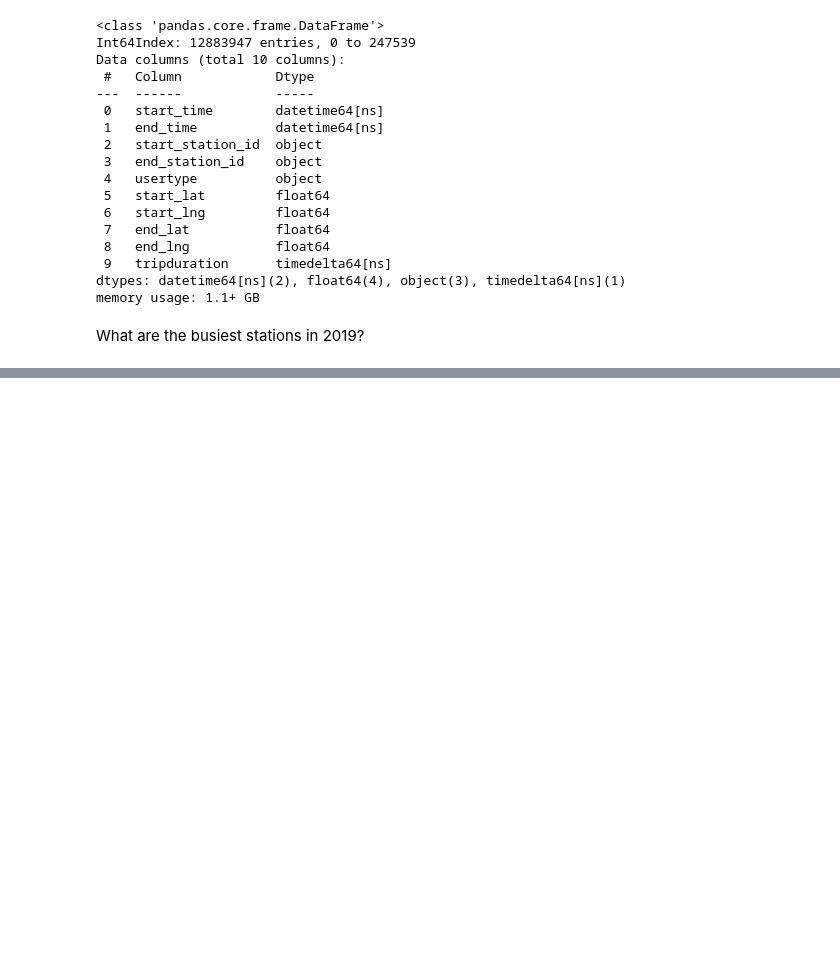
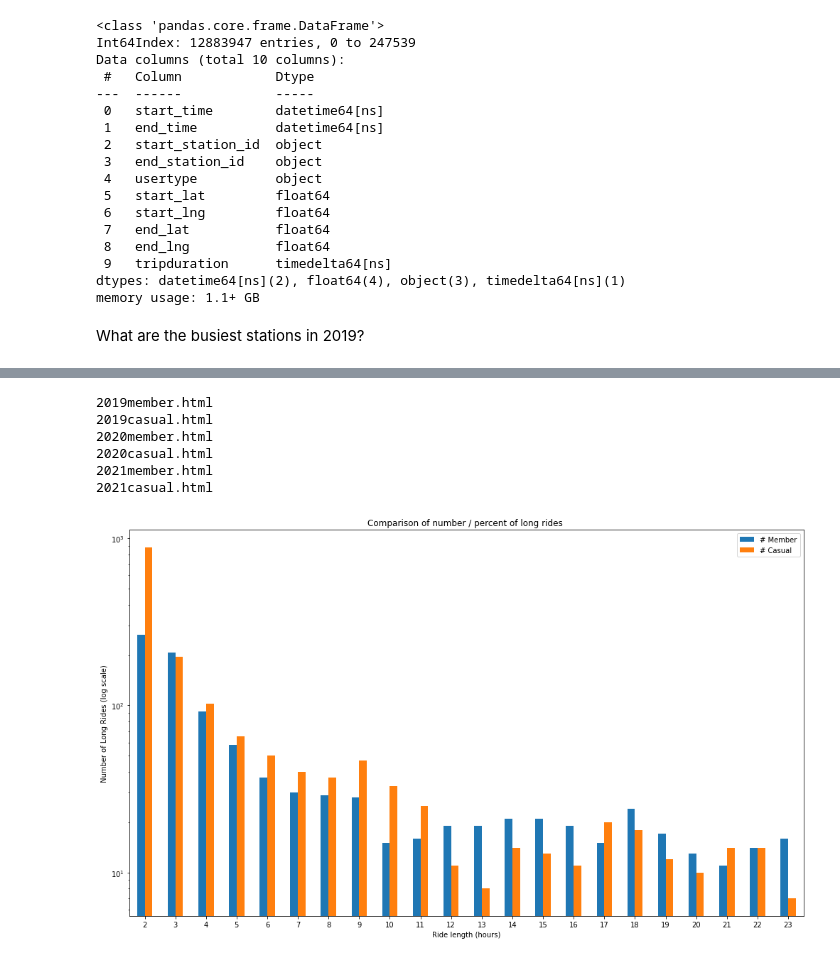
Before and after one commit to adamlporter/DivvyToolsAndAnalysis, a Jupyter notebook: StationAnalysis.ipynb, the cells around one changed output, grey strips where cells are left out. Drawn from its saved outputs; the diff is of its cells as text; code cells hidden in the pictures; blank space fills up the shorter version.

```diff
--- a/StationAnalysis.ipynb
+++ b/StationAnalysis.ipynb
@@ -246,0 +185,3 @@ for k in points:
+# %%
+station_list = bigData.drop_duplicates(subset='start_station_id')
+station_list.drop(columns=['start_time', 'end_time', 'usertype','tripduration','month','year'],inplace=True)
@@ -246,0 +209,8 @@ for k in points:
+# %%
+bigData = data21
+df = bigData[bigData['rideable_type']=='classic_bike']
+col = 'start_station_id'
+temp = df
+busy_stations = temp[col].value_counts().head(20).to_frame().reset_index()
+busy_stations.rename(columns={col:'count','index':col},inplace=True)
+bs = busy_stations.merge(station_list,how='left',left_on=col,right_on=['start_station_id'])
@@ -247,3 +235,6 @@ for k in points:
+# %%
+map = busy_stations.merge(station_list,how='left',on='start_station_id')
+map
 # %%
 import folium
 
@@ -260,0 +299,13 @@ m1
+# %%
+for i in range (2019,2022):
+    for j in ['member','casual']:
+        fn = str(i)+j+'.html'
+        mapBusyStations(i,bigData[bigData['usertype']==j]).save(fn)
+        print(fn)
+# %% [output]
+2019member.html
+2019casual.html
+2020member.html
+2020casual.html
+2021member.html
+2021casual.html
@@ -260,0 +338,25 @@ m1
+# %%
+compare = pd.DataFrame({
+    '# Member'  : NmLong,
+    '% Member': pctMLong,
+    '# Casual'  : NcLong,
+    '% Casual': pctCLong
+})
+
+#ax = plt.gca()
+ax = compare[['# Member','# Casual']].plot(kind = 'bar',figsize=(17,10))
+plt.ylabel('Number of Long Rides (log scale)')
+plt.yscale('log')
+#compare[['% Member','% Casual']].plot(kind = 'line',secondary_y = True,ax=ax)
+#plt.ylabel('Percent of long rides')
+
+ax.set_xticklabels(hours)
+plt.xticks(rotation=0,horizontalalignment = 'center')
+plt.xlabel('Ride length (hours)')
+title = 'Comparison of number / percent of long rides '
+plt.title(title)
+
+#ax.grid(axis='y')
+plt.show()
+# %% [output]
+[figure, added]
```
Also changed, not shown: parts of 27 cells of this notebook, 9 other files.
